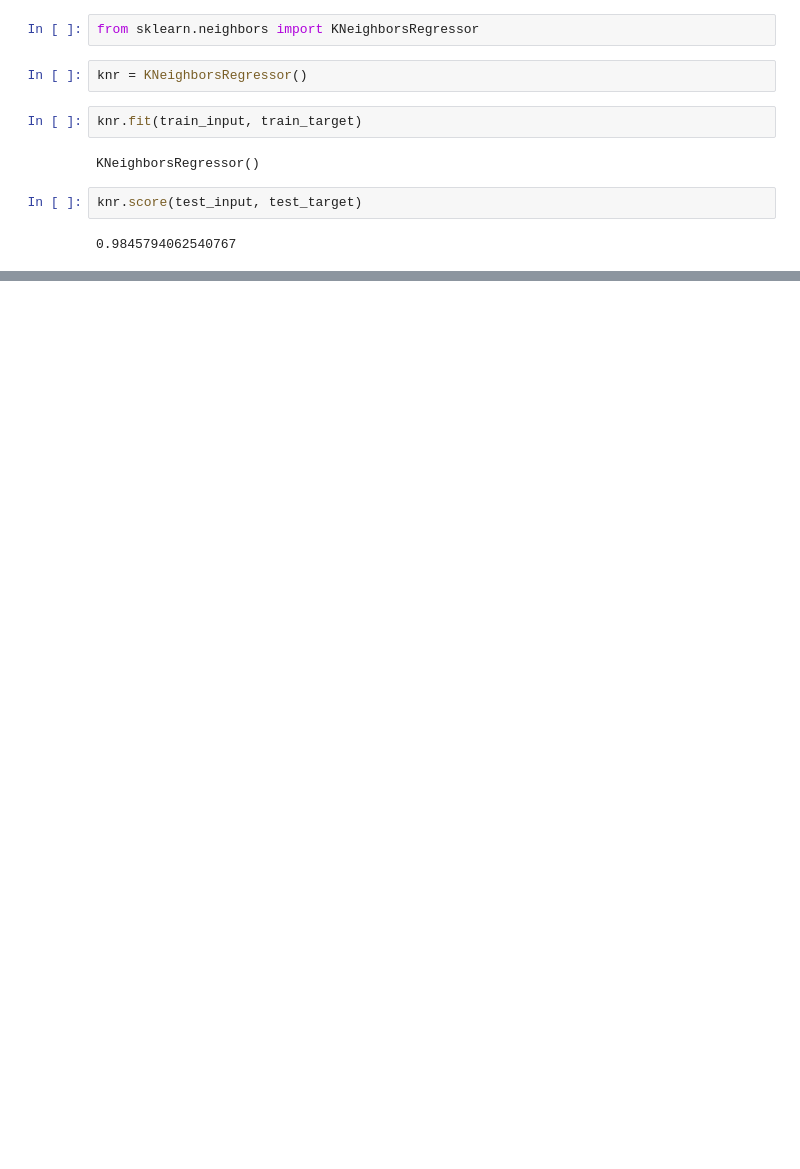
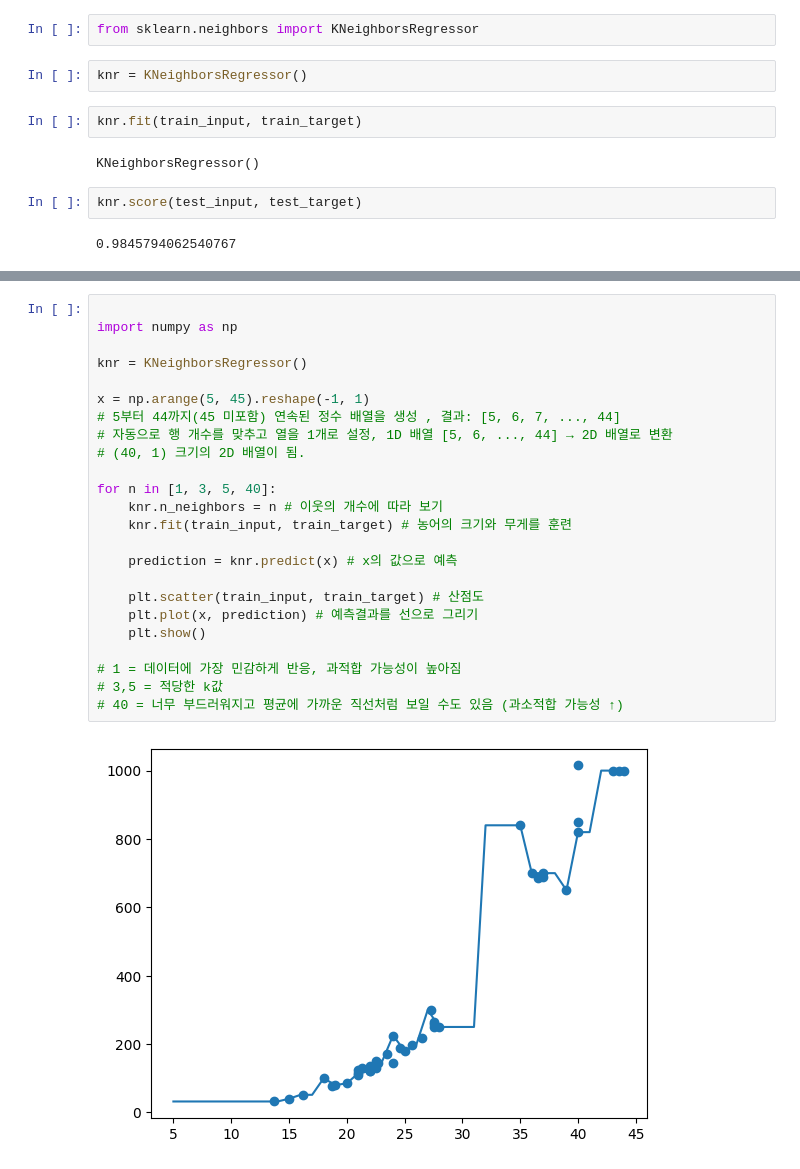
Before and after one commit to Yerineeeee98/ML, a Jupyter notebook: 3-1.ipynb, the cells around one changed output, grey strips where cells are left out. Drawn from its saved outputs; the diff is of its cells as text; blank space fills up the shorter version.

```diff
--- a/3-1.ipynb
+++ b/3-1.ipynb
@@ -106,0 +145,26 @@ print(knr.score(train_input, train_target))
+# %%
+
+import numpy as np
+
+knr = KNeighborsRegressor()
+
+x = np.arange(5, 45).reshape(-1, 1)
+# 5부터 44까지(45 미포함) 연속된 정수 배열을 생성 , 결과: [5, 6, 7, ..., 44]
+# 자동으로 행 개수를 맞추고 열을 1개로 설정, 1D 배열 [5, 6, ..., 44] → 2D 배열로 변환
+# (40, 1) 크기의 2D 배열이 됨.
+
+for n in [1, 3, 5, 40]:
+    knr.n_neighbors = n # 이웃의 개수에 따라 보기
+    knr.fit(train_input, train_target) # 농어의 크기와 무게를 훈련
+
+    prediction = knr.predict(x) # x의 값으로 예측
+
+    plt.scatter(train_input, train_target) # 산점도
+    plt.plot(x, prediction) # 예측결과를 선으로 그리기
+    plt.show()
+
+# 1 = 데이터에 가장 민감하게 반응, 과적합 가능성이 높아짐
+# 3,5 = 적당한 k값
+# 40 = 너무 부드러워지고 평균에 가까운 직선처럼 보일 수도 있음 (과소적합 가능성 ↑)
+# %% [output]
+[figure, added]
```
Also changed, not shown: parts of 11 cells of this notebook, 3 other files.
